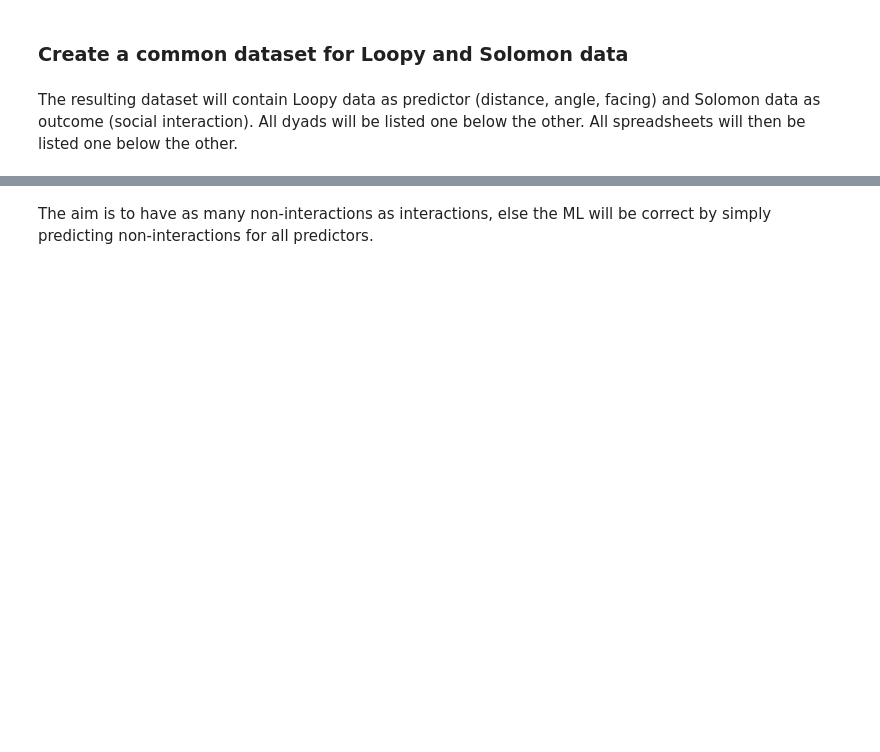
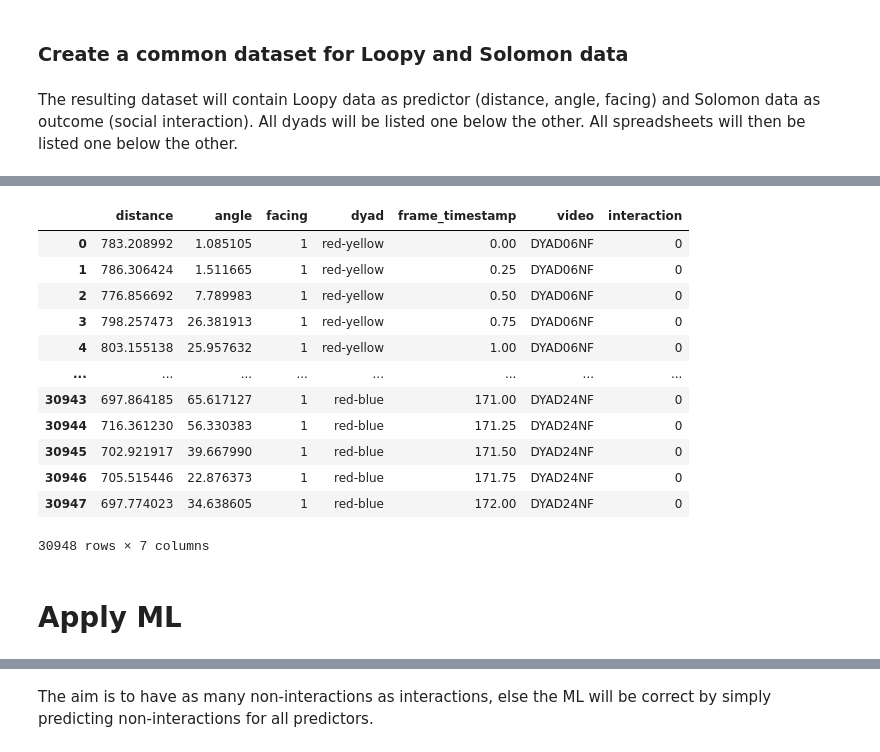
Before and after one commit to Ruzenka/Masterthesis_Biology, a Jupyter notebook: ML_logistic_regression_dichotomous.ipynb, the cells around one changed output, grey strips where cells are left out. Cells and saved outputs as stored; diff of their text form; code cells hidden in the pictures; blank space fills up the shorter version.

```diff
--- a/ML_logistic_regression_dichotomous.ipynb
+++ b/ML_logistic_regression_dichotomous.ipynb
@@ -49,0 +151,31 @@ The resulting dataset will contain Loopy data as predictor (distance, angle, fac
+# %%
+# Create the new column `distance` as the mean of `distance_front` and `distance_central`
+common_dataset['distance'] = common_dataset[['distance_front', 'distance_central']].mean(axis=1)
+
+# Drop the old columns `distance_front` and `distance_central`
+common_dataset = common_dataset.drop(columns=['distance_front', 'distance_central'])
+
+# Reorder the columns to place `distance` at the position of the original columns
+columns_order = ['distance'] + [col for col in common_dataset.columns if col != 'distance']
+common_dataset = common_dataset[columns_order]
+
+# Save the updated dataset if needed
+common_dataset.to_csv("/Users/ruzenkakaldenbach/Desktop/common_dataset_mean_distance.csv", index=False)
+
+common_dataset
+# %% [output]
+|  | distance | angle | facing | dyad | frame_timestamp | video | interaction |
+| 0 | 783.208992 | 1.085105 | 1 | red-yellow | 0.00 | DYAD06NF | 0 |
+| 1 | 786.306424 | 1.511665 | 1 | red-yellow | 0.25 | DYAD06NF | 0 |
+| 2 | 776.856692 | 7.789983 | 1 | red-yellow | 0.50 | DYAD06NF | 0 |
+| 3 | 798.257473 | 26.381913 | 1 | red-yellow | 0.75 | DYAD06NF | 0 |
+| 4 | 803.155138 | 25.957632 | 1 | red-yellow | 1.00 | DYAD06NF | 0 |
+| ... | ... | ... | ... | ... | ... | ... | ... |
+| 30943 | 697.864185 | 65.617127 | 1 | red-blue | 171.00 | DYAD24NF | 0 |
+| 30944 | 716.361230 | 56.330383 | 1 | red-blue | 171.25 | DYAD24NF | 0 |
+| 30945 | 702.921917 | 39.667990 | 1 | red-blue | 171.50 | DYAD24NF | 0 |
+| 30946 | 705.515446 | 22.876373 | 1 | red-blue | 171.75 | DYAD24NF | 0 |
+| 30947 | 697.774023 | 34.638605 | 1 | red-blue | 172.00 | DYAD24NF | 0 |
+30948 rows × 7 columns
+# %% [markdown]
+# Apply ML
```
Also changed, not shown: parts of 5 cells of this notebook.
